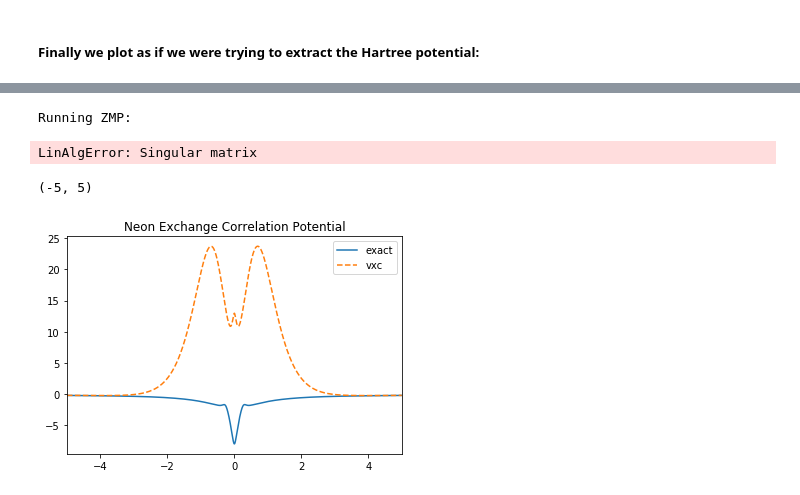
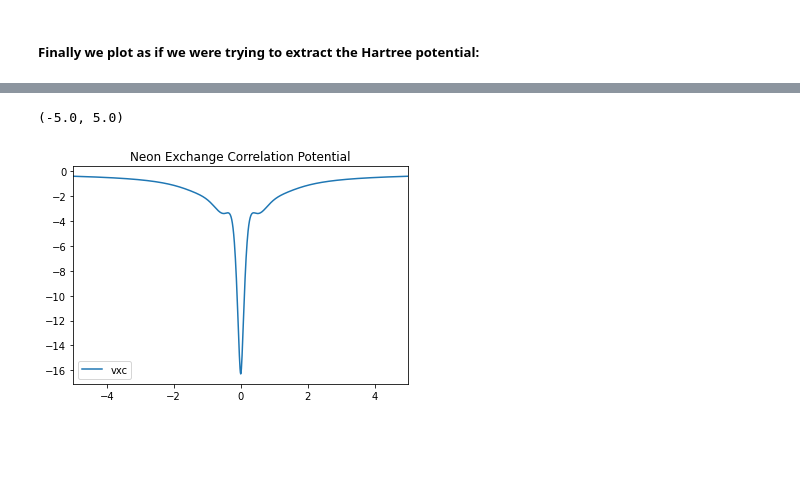
Before and after one commit to wasserman-group/n2v_examples, a Jupyter notebook: ZMP/Noble_Gases.ipynb, the cells around one changed output, grey strips where cells are left out. Cells and saved outputs as stored; diff of their text form; code cells hidden in the pictures; blank space fills up the shorter version.

```diff
--- a/ZMP/Noble_Gases.ipynb
+++ b/ZMP/Noble_Gases.ipynb
@@ -156,22 +153,15 @@ Ne_n = np.concatenate((np.flip(Ne_QMC[:, 2]),Ne_QMC[:, 2]))
-# %%
-ine.invert("zmp", opt_max_iter=200, opt_tol=1e-7, zmp_mixing=0.9,
-           lambda_list=(10, 100, 500), guide_potential_components=["fermi_amaldi"])
-# %% [output]
-Running ZMP:
-LinAlgError: Singular matrix
 # %%
 wfn_ne.Da().np[:] = ine.proto_density_a
 wfn_ne.Db().np[:] = ine.proto_density_b
 results = ine.on_grid_esp(grid=grid, )
 vxc_ne = results[1]
 
-plt.plot(Ne_xyz, Ne_vxc, label="exact")
-plt.plot(x,  vxc_ne, label="vxc", ls="--")
+plt.plot(x,  vxc_ne, label="vxc")
 plt.title("Neon Exchange Correlation Potential")
 
 plt.legend()
 plt.xlim(-5,5)
 # plt.ylim(-10,1)
 # %% [output]
-(-5, 5)
+(-5.0, 5.0)
-[figure, old version]
+[figure, new version]
```
Also changed, not shown: parts of 6 cells of this notebook, 2 other files.
